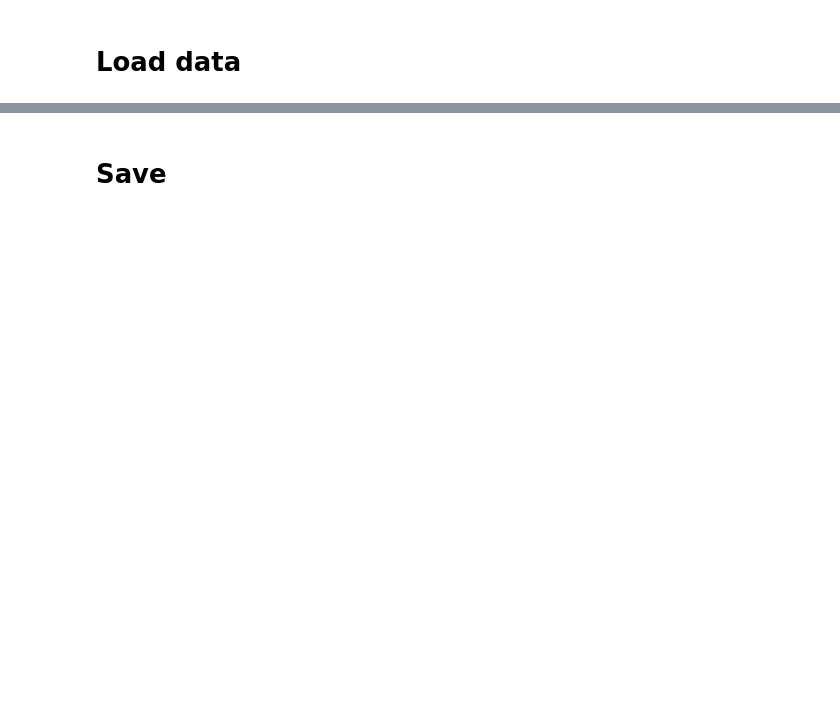
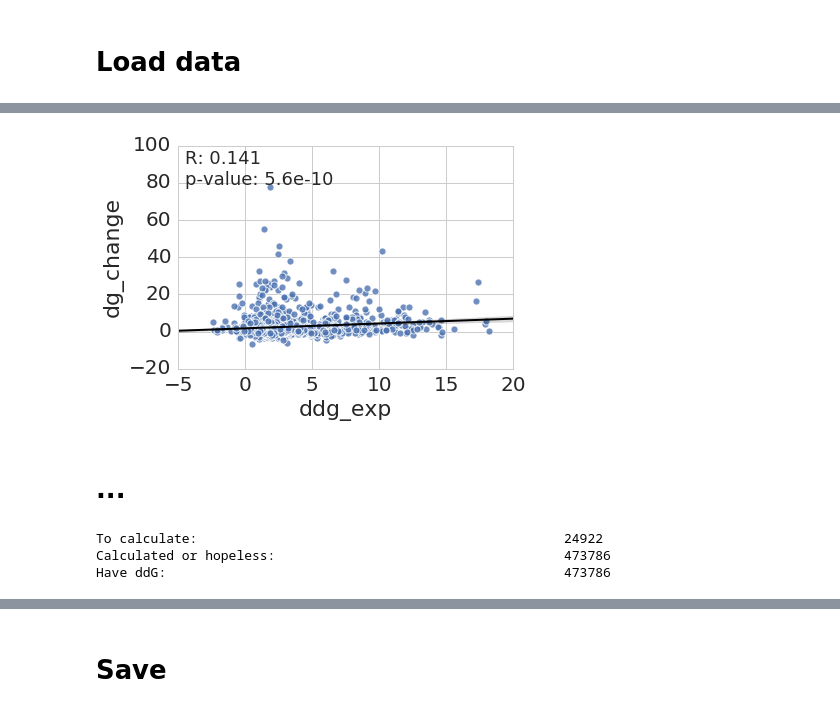
Before and after one commit to datapkg/elaspic_training_set, a Jupyter notebook: notebooks/core_to_calculate.ipynb, the cells around one changed output, grey strips where cells are left out. Saved outputs shown, nothing was run; the diff lists cells and outputs as text; code cells hidden in the pictures; blank space fills up the shorter version.

Commit message:
Core data statistics up to date for MSc thesis.

```diff
--- a/notebooks/core_to_calculate.ipynb
+++ b/notebooks/core_to_calculate.ipynb
@@ -148,0 +24,2 @@ ax.set_xlabel('Spearman correlation between experiment\nand Provean score')
+# %%
+DATA_DF = pd.read_pickle(op.join('core_load_data', 'DATA_DF.pkl'))
@@ -148,0 +40,14 @@ ax.set_xlabel('Spearman correlation between experiment\nand Provean score')
+# %%
+# Some validation to make sure that we
+fg, ax = plt.subplots()
+ascommon.plotting_tools.make_plot_with_corr(
+    x='ddg_exp',
+    y='dg_change',
+    data=DATA_DF[DATA_DF['dataset'] == 'taipale'][['ddg_exp', 'dg_change']],
+    ax=ax,
+    corr_type='pearson'
+)
+# %% [output]
+[figure, added]
+# %% [markdown]
+# ...
@@ -148,0 +73,12 @@ ax.set_xlabel('Spearman correlation between experiment\nand Provean score')
+# %%
+_num_to_calculate = sum((DATA_DF['mutation_to_calculate'] == True).astype(bool))
+_num_calculated = sum((DATA_DF['mutation_to_calculate'] == False).astype(bool))
+assert _num_to_calculate + _num_calculated == DATA_DF.shape[0]
+
+print2('To calculate:', _num_to_calculate)
+print2('Calculated or hopeless:', _num_calculated)
+print2('Have ddG:', sum(DATA_DF['ddg'].notnull()))
+# %% [output]
+To calculate:                                               24922
+Calculated or hopeless:                                     473786
+Have ddG:                                                   473786
```
Also changed, not shown: parts of 56 cells of this notebook, 5 other files.
